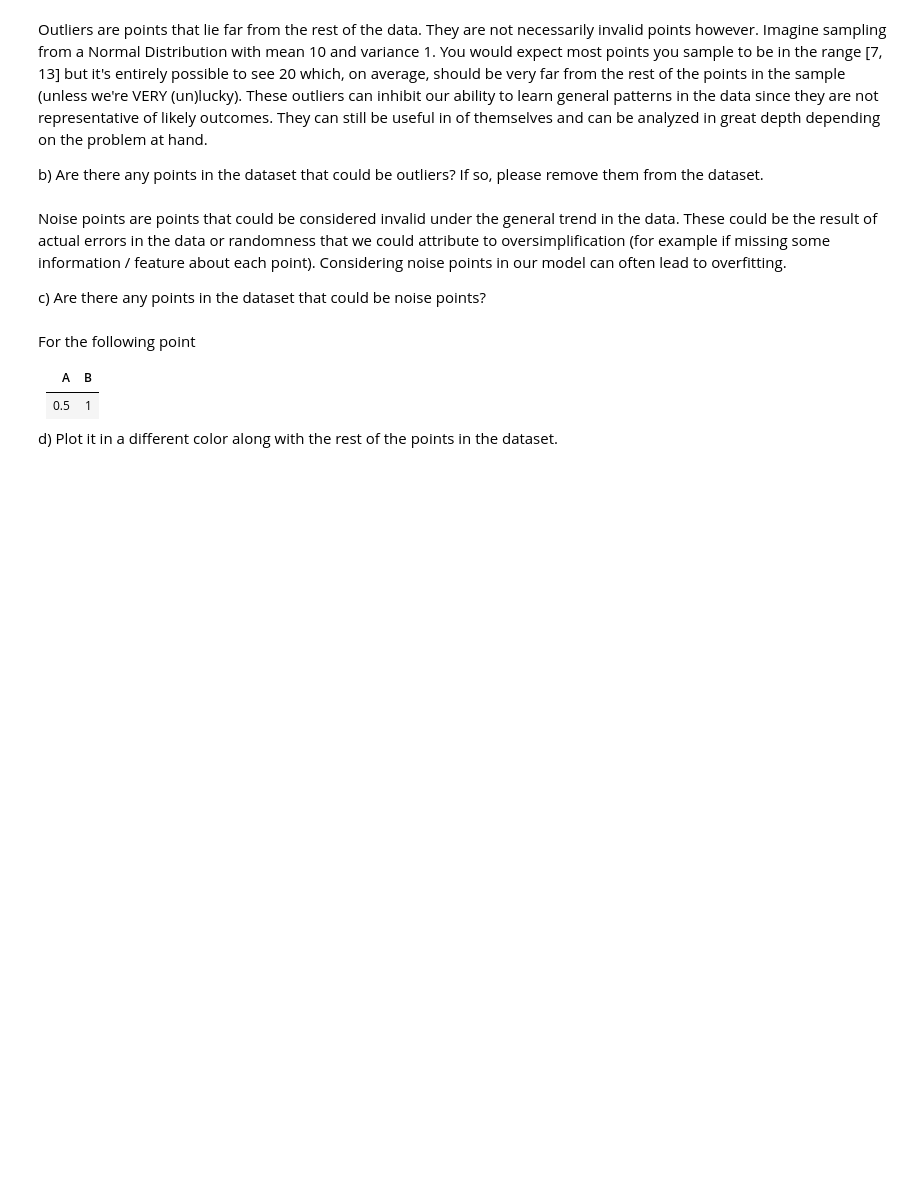
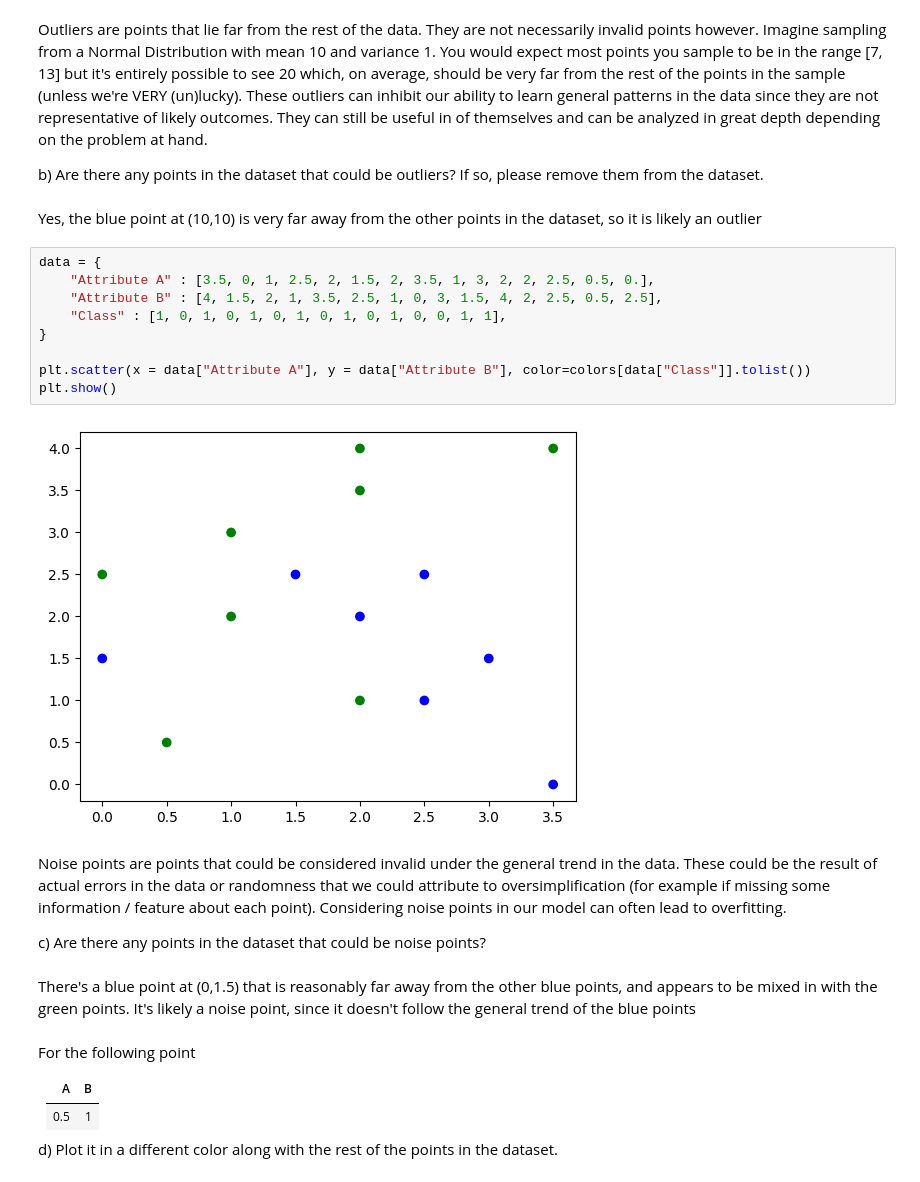
Before and after one commit to clarkaid/Data-Science-Fundamentals, a Jupyter notebook: lecture_12/worksheet_12.ipynb, the cells around one changed output. Cells and saved outputs as stored; diff of their text form; blank space fills up the shorter version.

```diff
--- a/lecture_12/worksheet_12.ipynb
+++ b/lecture_12/worksheet_12.ipynb
@@ -48,10 +56,25 @@ plt.show()
 Outliers are points that lie far from the rest of the data. They are not necessarily invalid points however. Imagine sampling from a Normal Distribution with mean 10 and variance 1. You would expect most points you sample to be in the range [7, 13] but it's entirely possible to see 20 which, on average, should be very far from the rest of the points in the sample (unless we're VERY (un)lucky). These outliers can inhibit our ability to learn general patterns in the data since they are not representative of likely outcomes. They can still be useful in of themselves and can be analyzed in great depth depending on the problem at hand.
 
 b) Are there any points in the dataset that could be outliers? If so, please remove them from the dataset.
+# %% [markdown]
+Yes, the blue point at (10,10) is very far away from the other points in the dataset, so it is likely an outlier
+# %%
+data = {
+    "Attribute A" : [3.5, 0, 1, 2.5, 2, 1.5, 2, 3.5, 1, 3, 2, 2, 2.5, 0.5, 0.],
+    "Attribute B" : [4, 1.5, 2, 1, 3.5, 2.5, 1, 0, 3, 1.5, 4, 2, 2.5, 0.5, 2.5],
+    "Class" : [1, 0, 1, 0, 1, 0, 1, 0, 1, 0, 1, 0, 0, 1, 1],
+}
+
+plt.scatter(x = data["Attribute A"], y = data["Attribute B"], color=colors[data["Class"]].tolist())
+plt.show()
+# %% [output]
+[figure, added]
 # %% [markdown]
 Noise points are points that could be considered invalid under the general trend in the data. These could be the result of actual errors in the data or randomness that we could attribute to oversimplification (for example if missing some information / feature about each point). Considering noise points in our model can often lead to overfitting.
 
 c) Are there any points in the dataset that could be noise points?
+# %% [markdown]
+There's a blue point at (0,1.5) that is reasonably far away from the other blue points, and appears to be mixed in with the green points. It's likely a noise point, since it doesn't follow the general trend of the blue points
 # %% [markdown]
 For the following point
 
```
Also changed, not shown: parts of 22 cells of this notebook.
